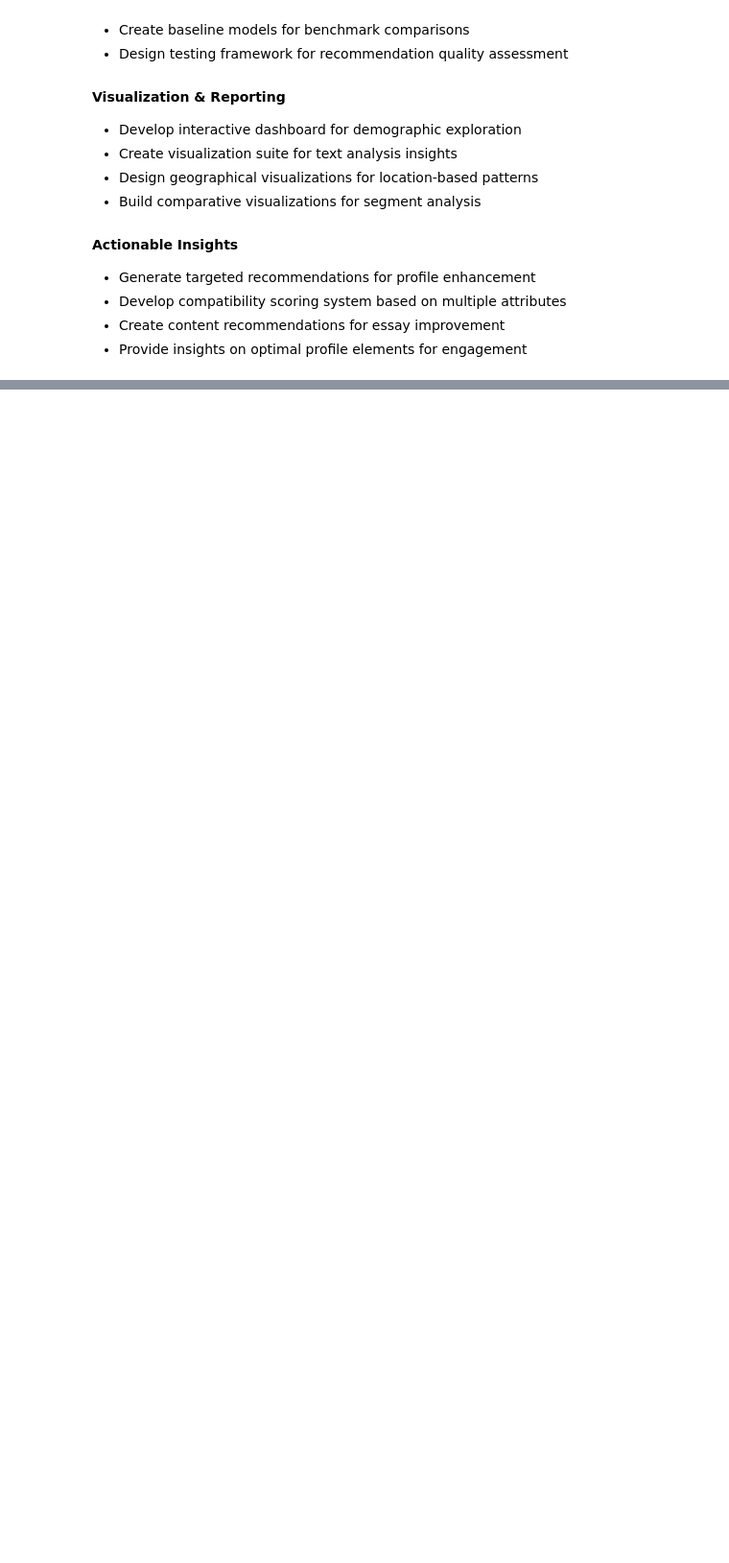
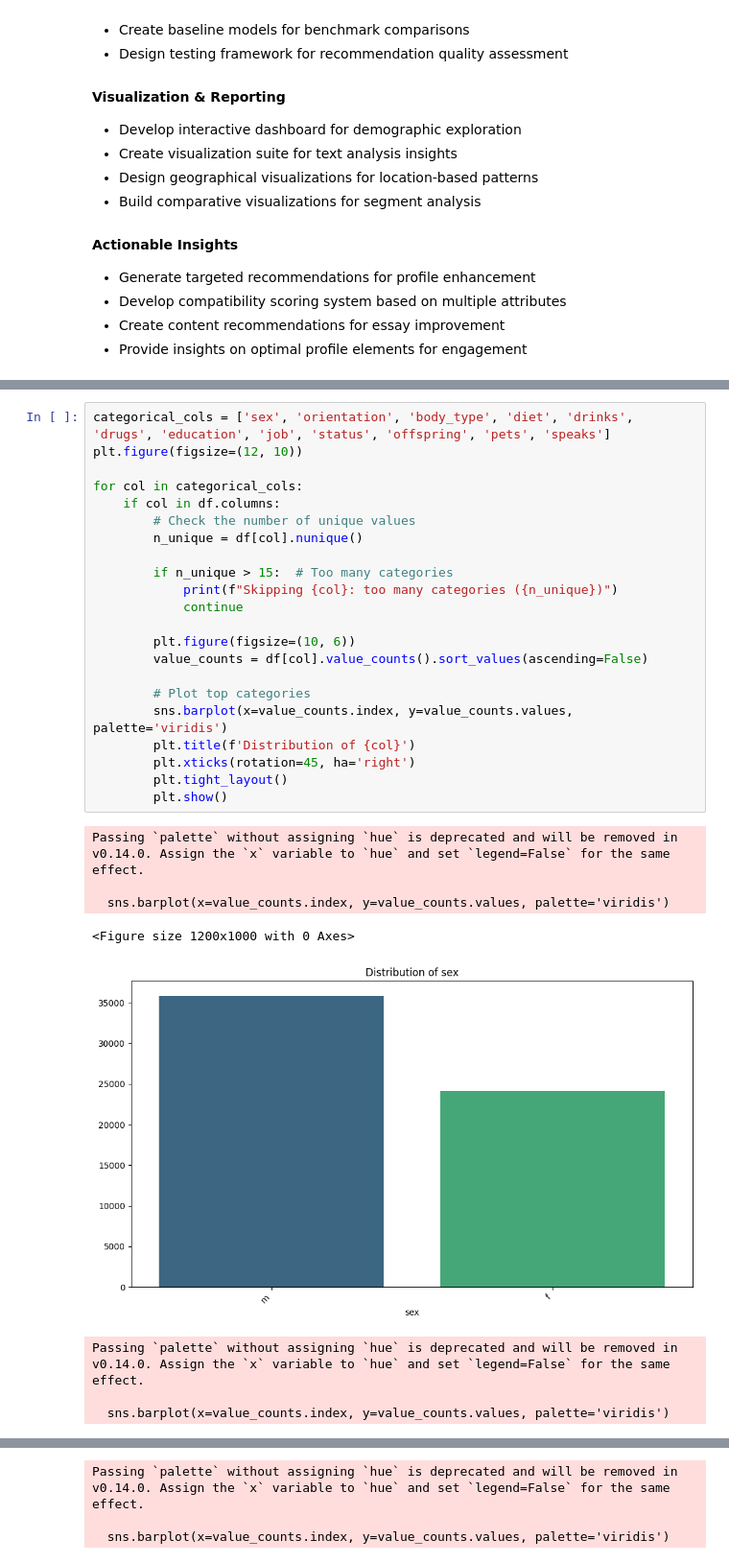
Before and after one commit to olavodd42/OKCupid-Date-a-Scientist, a Jupyter notebook: date-a-scientist.ipynb, the cells around one changed output, grey strips where cells are left out. Shown at 96% size. Cells and saved outputs as stored; diff of their text form; blank space fills up the shorter version.

```diff
--- a/date-a-scientist.ipynb
+++ b/date-a-scientist.ipynb
@@ -131,0 +228,31 @@ df.head()
+# %%
+categorical_cols = ['sex', 'orientation', 'body_type', 'diet', 'drinks', 'drugs', 'education', 'job', 'status', 'offspring', 'pets', 'speaks']
+plt.figure(figsize=(12, 10))
+
+for col in categorical_cols:
+    if col in df.columns:
+        # Check the number of unique values
+        n_unique = df[col].nunique()
+
+        if n_unique > 15:  # Too many categories
+            print(f"Skipping {col}: too many categories ({n_unique})")
+            continue
+
+        plt.figure(figsize=(10, 6))
+        value_counts = df[col].value_counts().sort_values(ascending=False)
+
+        # Plot top categories
+        sns.barplot(x=value_counts.index, y=value_counts.values, palette='viridis')
+        plt.title(f'Distribution of {col}')
+        plt.xticks(rotation=45, ha='right')
+        plt.tight_layout()
+        plt.show()
+# %% [output]
+Passing `palette` without assigning `hue` is deprecated and will be removed in v0.14.0. Assign the `x` variable to `hue` and set `legend=False` for the same effect.
+
+  sns.barplot(x=value_counts.index, y=value_counts.values, palette='viridis')
+<Figure size 1200x1000 with 0 Axes>
+[figure, added]
+Passing `palette` without assigning `hue` is deprecated and will be removed in v0.14.0. Assign the `x` variable to `hue` and set `legend=False` for the same effect.
+
+  sns.barplot(x=value_counts.index, y=value_counts.values, palette='viridis')
@@ -131,0 +260,3 @@ df.head()
+Passing `palette` without assigning `hue` is deprecated and will be removed in v0.14.0. Assign the `x` variable to `hue` and set `legend=False` for the same effect.
+
+  sns.barplot(x=value_counts.index, y=value_counts.values, palette='viridis')
```
Also changed, not shown: parts of 27 cells of this notebook, 3 other files.
